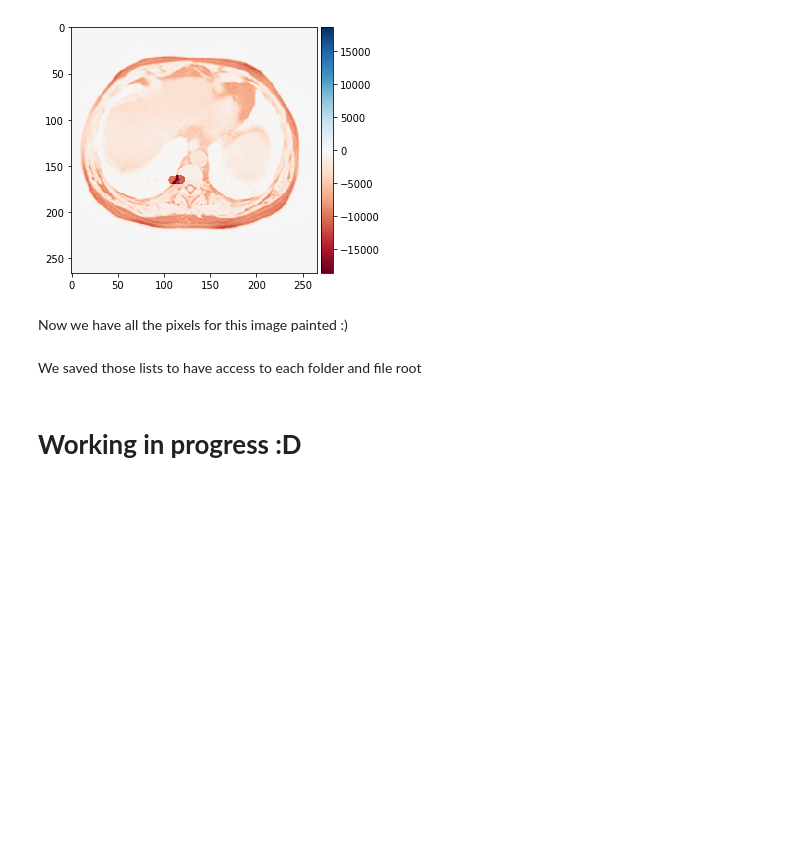
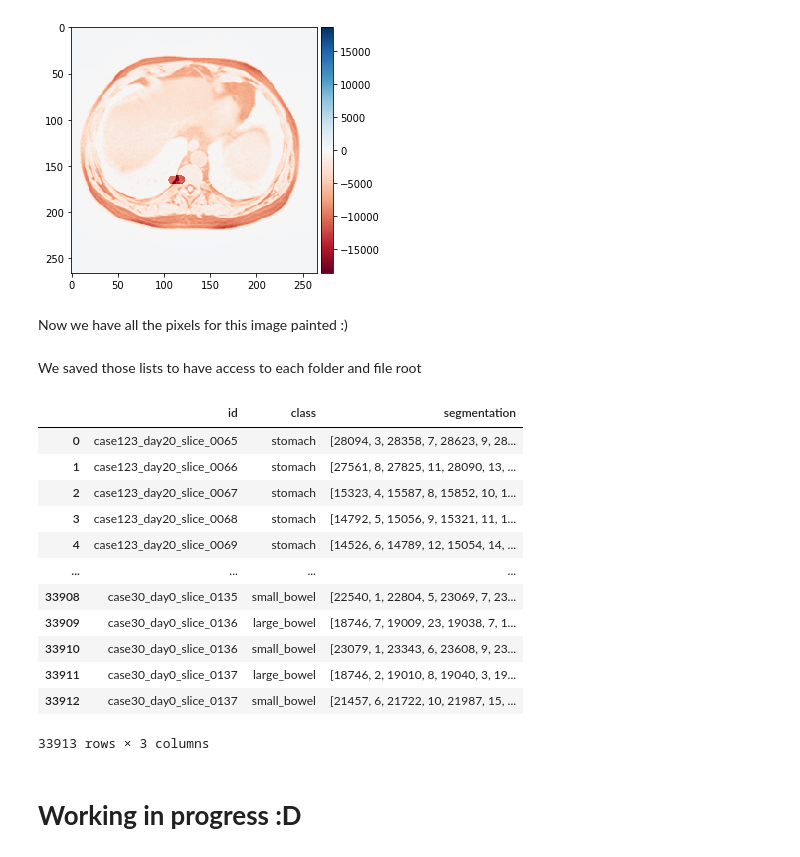
Before and after one commit to p3p31v/UW-Madison-GI, a Jupyter notebook: uw-madison-gi-track-data-analysis.ipynb, the cells around one changed output. Saved outputs shown, nothing was run; the diff lists cells and outputs as text; code cells hidden in the pictures; blank space fills up the shorter version.

Commit message:
Kaggle Notebook | UW-Madison GI Track Data Analysis | Version 16

```diff
--- a/uw-madison-gi-track-data-analysis.ipynb
+++ b/uw-madison-gi-track-data-analysis.ipynb
@@ -289,5 +288,23 @@ for i in case:
             image_matrix.append(image_0)
 # %% [markdown]
 We saved those lists to have access to each folder and file root
+# %%
+data =  pd.DataFrame({'id':ide,'class':clase, 'segmentation': segmentation})
+# %%
+data
+# %% [output]
+|  | id | class | segmentation |
+| 0 | case123_day20_slice_0065 | stomach | [28094, 3, 28358, 7, 28623, 9, 28... |
+| 1 | case123_day20_slice_0066 | stomach | [27561, 8, 27825, 11, 28090, 13, ... |
+| 2 | case123_day20_slice_0067 | stomach | [15323, 4, 15587, 8, 15852, 10, 1... |
+| 3 | case123_day20_slice_0068 | stomach | [14792, 5, 15056, 9, 15321, 11, 1... |
+| 4 | case123_day20_slice_0069 | stomach | [14526, 6, 14789, 12, 15054, 14, ... |
+| ... | ... | ... | ... |
+| 33908 | case30_day0_slice_0135 | small_bowel | [22540, 1, 22804, 5, 23069, 7, 23... |
+| 33909 | case30_day0_slice_0136 | large_bowel | [18746, 7, 19009, 23, 19038, 7, 1... |
+| 33910 | case30_day0_slice_0136 | small_bowel | [23079, 1, 23343, 6, 23608, 9, 23... |
+| 33911 | case30_day0_slice_0137 | large_bowel | [18746, 2, 19010, 8, 19040, 3, 19... |
+| 33912 | case30_day0_slice_0137 | small_bowel | [21457, 6, 21722, 10, 21987, 15, ... |
+33913 rows × 3 columns
 # %% [markdown]
 # **Working in progress :D**
```
Also changed, not shown: parts of 2 cells of this notebook.
